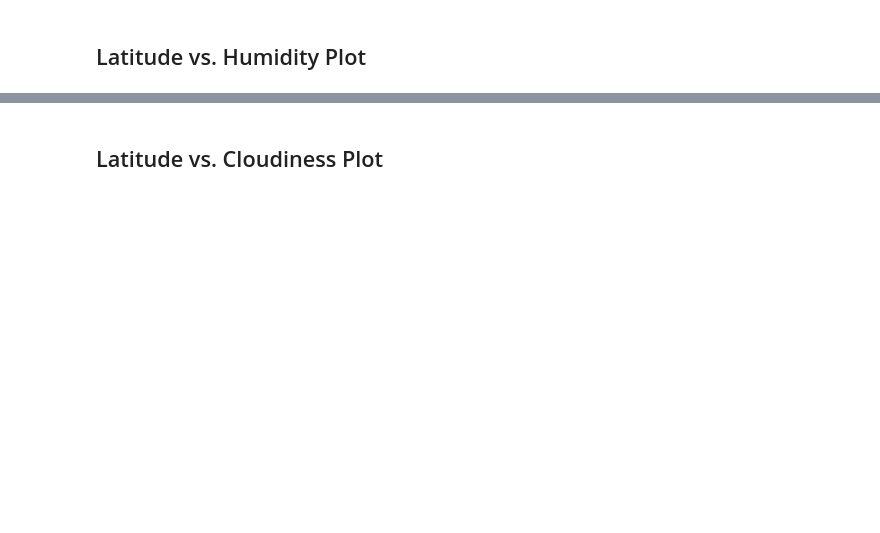
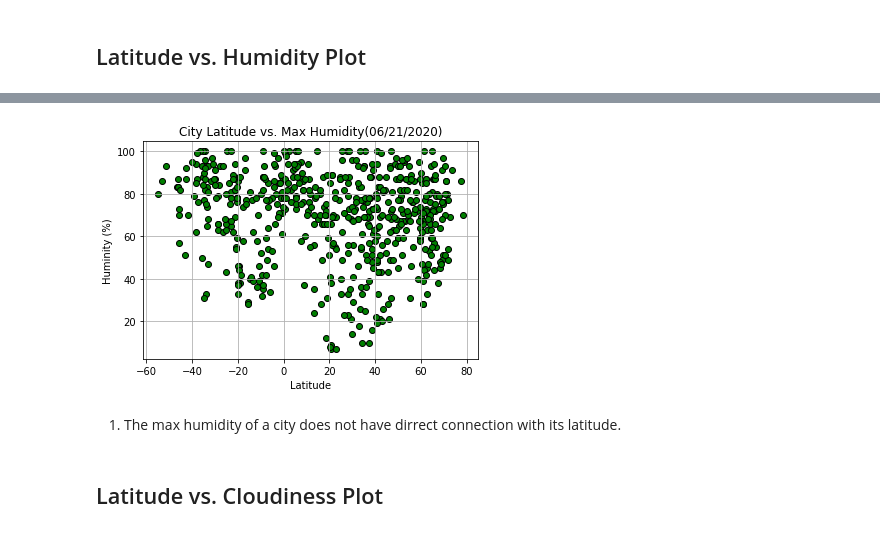
Before and after one commit to braden77/Python-API-Challenge, a Jupyter notebook: WeatherPy/WeatherPy.ipynb, the cells around one changed output, grey strips where cells are left out. Drawn from its saved outputs; the diff is of its cells as text; code cells hidden in the pictures; blank space fills up the shorter version.

```diff
--- a/WeatherPy/WeatherPy.ipynb
+++ b/WeatherPy/WeatherPy.ipynb
@@ -196,2 +185,14 @@ Int64Index([], dtype='int64')
+# %%
+plt.scatter(city_data["Lat"],city_data["Humidity"],facecolors="green", edgecolors="black")
+plt.xlabel('Latitude')
+plt.ylabel('Huminity (%)')
+plt.title('City Latitude vs. Max Humidity(06/21/2020)')
+plt.grid()
+plt.savefig("output_data/Latitude_Humidity.png")
+plt.show()
+# %% [output]
+[figure, added]
+# %% [markdown]
+1. The max humidity of a city does not have dirrect connection with its latitude.
 # %% [markdown]
 ## Latitude vs. Cloudiness Plot
```
Also changed, not shown: parts of 47 cells of this notebook, 9 other files.
